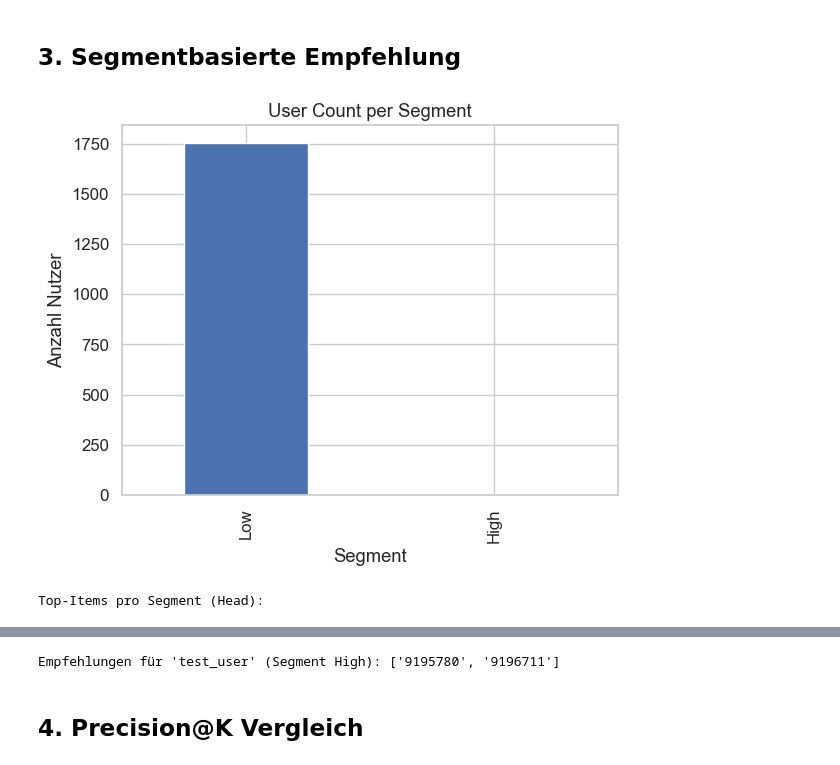
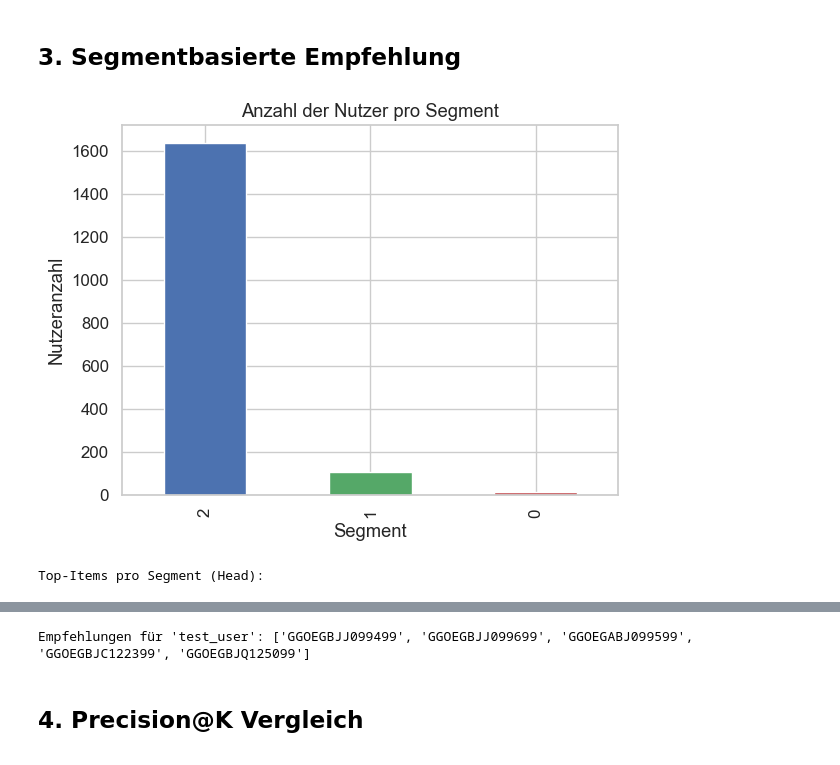
Before and after one commit to minimalmerlin/ki-marketing-personalisierung, a Jupyter notebook: notebooks/05_recommendation_logic.ipynb, the cells around one changed output, grey strips where cells are left out. Drawn from its saved outputs; the diff is of its cells as text; code cells hidden in the pictures.

```diff
--- a/notebooks/05_recommendation_logic.ipynb
+++ b/notebooks/05_recommendation_logic.ipynb
@@ -137,62 +167,69 @@ Top-5 Popularitätsempfehlungen: ['9195780', '9196711', '9195712', '9195359', '9
 # %% [markdown]
 ## 3. Segmentbasierte Empfehlung
 # %%
-# Schritt 1: Durchschnittliche Interaktion pro User berechnen
-user_mean_interaction = (
-    df.groupby("user_pseudo_id")["interaction"]
-    .mean()
+# --- Schritt 1: Interaktionsmatrix erstellen ---
+interaction_matrix = df.pivot_table(
+    index="user_pseudo_id",
+    columns="item_id",
+    values="interaction",
+    fill_value=0
 )
 
-# Schritt 2: User in Segmente einteilen
-def segment_user(score: float) -> str:
-    if score >= 9:
-        return "High"
-    elif score >= 6:
-        return "Medium"
-    else:
-        return "Low"
+# --- Schritt 2: KMeans-Segmentierung ---
+from sklearn.cluster import KMeans
 
-user_segments = user_mean_interaction.apply(segment_user)
+k = 3  # Anzahl der Segmente
+kmeans = KMeans(n_clusters=k, random_state=42)
+user_segments = kmeans.fit_predict(interaction_matrix)
 
-# Schritt 3: DataFrame mit Segmenten zusammenführen
+user_segments = pd.Series(user_segments, index=interaction_matrix.index, name="segment")
+
+# --- Schritt 3: Segmente mit dem ursprünglichen DataFrame verknüpfen ---
 df_segmented = df.merge(
-    user_segments.rename("segment"),
+    user_segments,
     left_on="user_pseudo_id",
     right_index=True
 )
 
-# Schritt 4: Beliebteste Items pro Segment berechnen
+# --- Schritt 4: Beliebteste Items pro Segment berechnen ---
 segment_popularity = (
     df_segmented.groupby(["segment", "item_id"])["interaction"]
-    .mean()
-    .sort_values(ascending=False)
+      .mean()
+      .sort_values(ascending=False)
 )
+
 df_segmented["segment"].value_counts().plot(
     kind="bar",
-    title="User Count per Segment",
+    title="Anzahl der Nutzer pro Segment",
     color=["#4C72B0", "#55A868", "#C44E52"]
 )
 plt.xlabel("Segment")
-plt.ylabel("Anzahl Nutzer")
+plt.ylabel("Nutzeranzahl")
 plt.show()
-
 
 print("Top-Items pro Segment (Head):")
 display(segment_popularity.head(10))
 
-# Instanz des Recommenders
-rec = SegmentRecommender(df_segmented, segment_popularity)
+# --- Schritt 5: Recommender-Instanz erstellen ---
+rec = SegmentBasedRecommender(top_n=5)
 
-# Beispiel: Empfehlung für einen Test-User im Segment 'High'
+# Modell trainieren
+rec.fit(
+    interactions=df_segmented,
+    user_col="user_pseudo_id",
+    item_col="item_id",
+    segment_col="segment"
+)
+
+# --- Schritt 6: Beispiel-Empfehlung ---
 recommendations = rec.predict(
     user_id="test_user",
-    user_segment="High",
-    already_seen=["item_A"],
-    n=5
+    user_segment=1,     # Beispielsegment
+    already_seen=["item_A"]
 )
 
-print("Empfehlungen für 'test_user' (Segment High):", recommendations)
+print("Empfehlungen für 'test_user':", recommendations)
 # %% [output]
-[figure, old version]
+[figure, new version]
 Top-Items pro Segment (Head):
 segment  item_id
@@ -209,5 +246,5 @@ Low      9195712     4.0
 Name: interaction, dtype: float64
-Empfehlungen für 'test_user' (Segment High): ['9195780', '9196711']
+Empfehlungen für 'test_user': ['GGOEGBJJ099499', 'GGOEGBJJ099699', 'GGOEGABJ099599', 'GGOEGBJC122399', 'GGOEGBJQ125099']
 # %% [markdown]
 ## 4. Precision@K Vergleich
 # %% [markdown]
```
Also changed, not shown: parts of 5 cells of this notebook.
